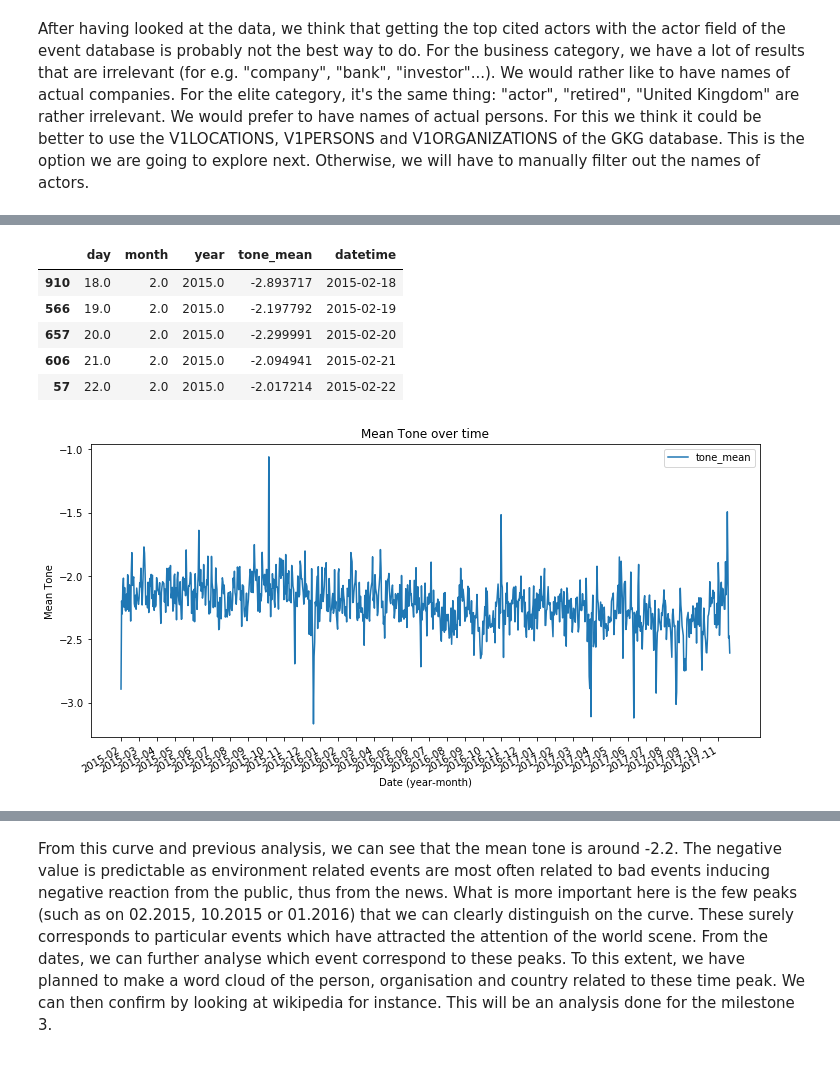
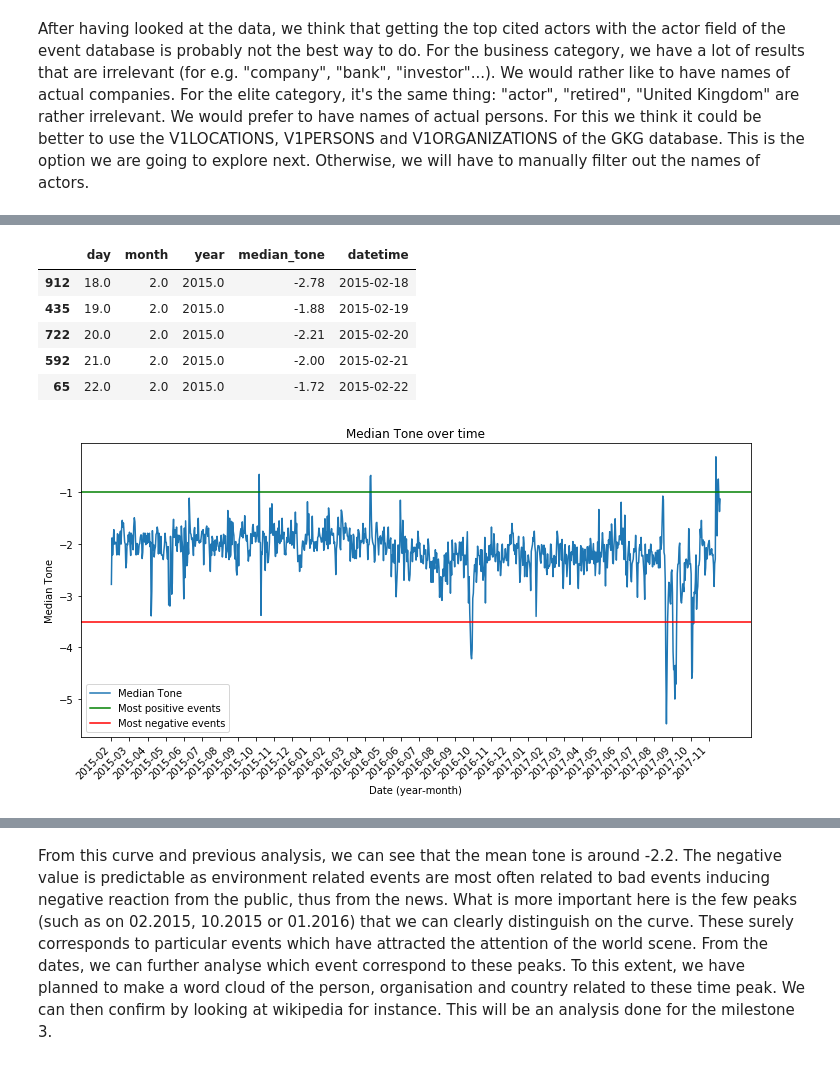
Before and after one commit to damlobster/ada2018, a Jupyter notebook: src/Milestone3.ipynb, the cells around one changed output, grey strips where cells are left out. Saved outputs shown, nothing was run; the diff lists cells and outputs as text; code cells hidden in the pictures.

Commit message:
add tone mean in milestone 3

```diff
--- a/src/Milestone3.ipynb
+++ b/src/Milestone3.ipynb
@@ -229,5 +164,9 @@ tones_df = spark.read.parquet(DATA_FOLDER + "/tone_mean_count.parquet")
+# %%
+DATA_PATH = "data/from_cluster/"
+# %%
+spark = SparkSession.builder.getOrCreate()
 # %%
-#Convert to Pandas dataframe
+tones_df = spark.read.parquet(DATA_PATH  + "tone_mean_count_5themes_median.parquet")
 tones = tones_df.toPandas()
 tones.head()
 # %% [output]
@@ -252,26 +179,27 @@ Name: tone_mean, dtype: float64
 # %%
-#Create a datetime column from the year, month, day columns
 tones['datetime'] = pd.to_datetime(tones[['year','month','day']])
-#Sort the values in chronological order
 tones = tones.sort_values(by='datetime')
 tones.head()
 # %% [output]
-|  | day | month | year | tone_mean | datetime |
-| 910 | 18.0 | 2.0 | 2015.0 | -2.893717 | 2015-02-18 |
-| 566 | 19.0 | 2.0 | 2015.0 | -2.197792 | 2015-02-19 |
-| 657 | 20.0 | 2.0 | 2015.0 | -2.299991 | 2015-02-20 |
-| 606 | 21.0 | 2.0 | 2015.0 | -2.094941 | 2015-02-21 |
-| 57 | 22.0 | 2.0 | 2015.0 | -2.017214 | 2015-02-22 |
+|  | day | month | year | median_tone | datetime |
+| 912 | 18.0 | 2.0 | 2015.0 | -2.78 | 2015-02-18 |
+| 435 | 19.0 | 2.0 | 2015.0 | -1.88 | 2015-02-19 |
+| 722 | 20.0 | 2.0 | 2015.0 | -2.21 | 2015-02-20 |
+| 592 | 21.0 | 2.0 | 2015.0 | -2.00 | 2015-02-21 |
+| 65 | 22.0 | 2.0 | 2015.0 | -1.72 | 2015-02-22 |
 # %%
-#Plot the mean of the tone against the date
-tones.plot('datetime','tone_mean',figsize=(12,6))
-# Display a label every month
+ax = tones.plot('datetime','median_tone',figsize=(12,6), label="Median Tone")
+# display a label every month
 ticks = tones.datetime.values[0::30]
 labels = [str(t).split('-')[0] + "-" + str(t).split('-')[1] for t in ticks]
-plt.xticks(ticks, labels)
+plt.xticks(ticks, labels, rotation=45)
 plt.xlabel("Date (year-month)")
-plt.ylabel("Mean Tone")
-plt.title("Mean Tone over time")
+plt.ylabel("Median Tone")
+plt.title("Median Tone over time")
+plt.axhline(y=-1, color='g',label="Most positive events")
+plt.axhline(y=-3.5, color='red', label="Most negative events")
+handles, labels = ax.get_legend_handles_labels()
+ax.legend(handles, labels)
 plt.show()
 # %% [output]
-[figure, old version]
+[figure, new version]
```
Also changed, not shown: parts of 34 cells of this notebook, 1 other file.
